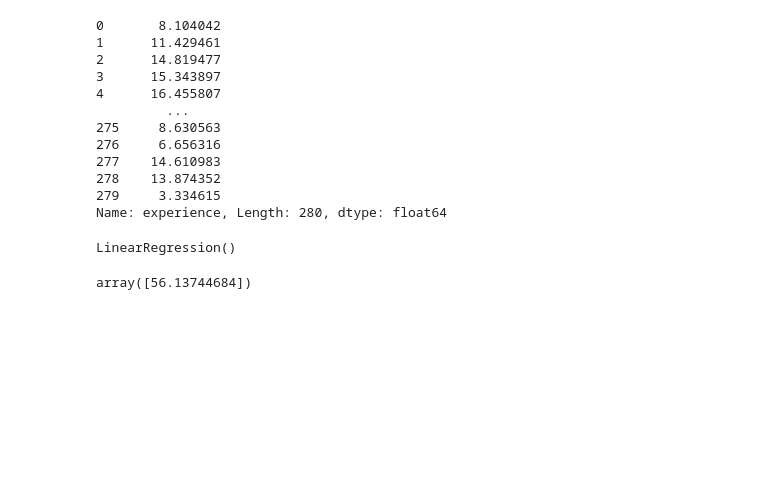
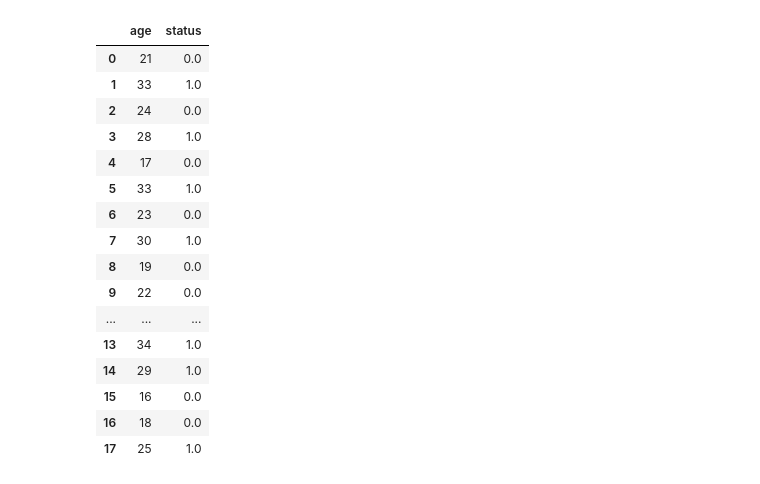
Before and after one commit to Sakib669/new-ml-playground, a Jupyter notebook: logistic_regression.ipynb, the cells around one changed output. Cells and saved outputs as stored; diff of their text form; code cells hidden in the pictures; blank space fills up the shorter version.

Commit message:
add logistic regression

```diff
--- a/linear-regression-2.ipynb
+++ b/logistic_regression.ipynb
@@ -27,25 +33,21 @@ np.float64(10.582101444783259)
 # %%
-df.experience = df.experience.fillna(expe_nan)
-df.experience
+df.status = df.status.fillna(df['status'].median())
+df
 # %% [output]
-0       8.104042
-1      11.429461
-2      14.819477
-3      15.343897
-4      16.455807
-         ...
-275     8.630563
-276     6.656316
-277    14.610983
-278    13.874352
-279     3.334615
-Name: experience, Length: 280, dtype: float64
+|  | age | status |
+| 0 | 21 | 0.0 |
+| 1 | 33 | 1.0 |
+| 2 | 24 | 0.0 |
+| 3 | 28 | 1.0 |
+| 4 | 17 | 0.0 |
+| 5 | 33 | 1.0 |
+| 6 | 23 | 0.0 |
+| 7 | 30 | 1.0 |
+| 8 | 19 | 0.0 |
+| 9 | 22 | 0.0 |
+| ... | ... | ... |
+| 13 | 34 | 1.0 |
+| 14 | 29 | 1.0 |
+| 15 | 16 | 0.0 |
+| 16 | 18 | 0.0 |
+| 17 | 25 | 1.0 |
-# %%
-regression = linear_model.LinearRegression()
-regression.fit(df[['speed', 'car_age', 'experience']], df.risk)
-# %% [output]
-LinearRegression()
-# %%
-regression.predict([[100, 5, 10]])
-# %% [output]
-array([56.13744684])
```
Also changed, not shown: parts of 16 cells of this notebook, 2 other files.
